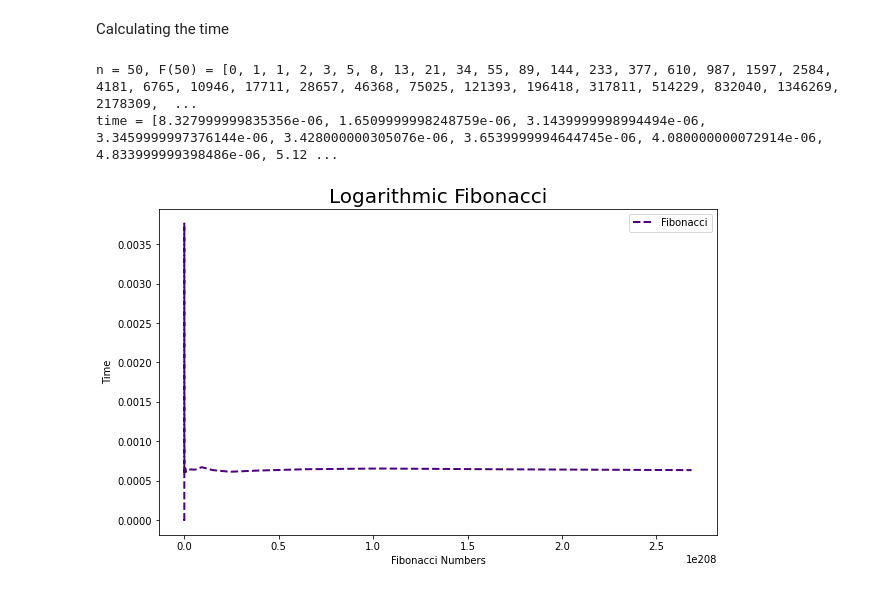
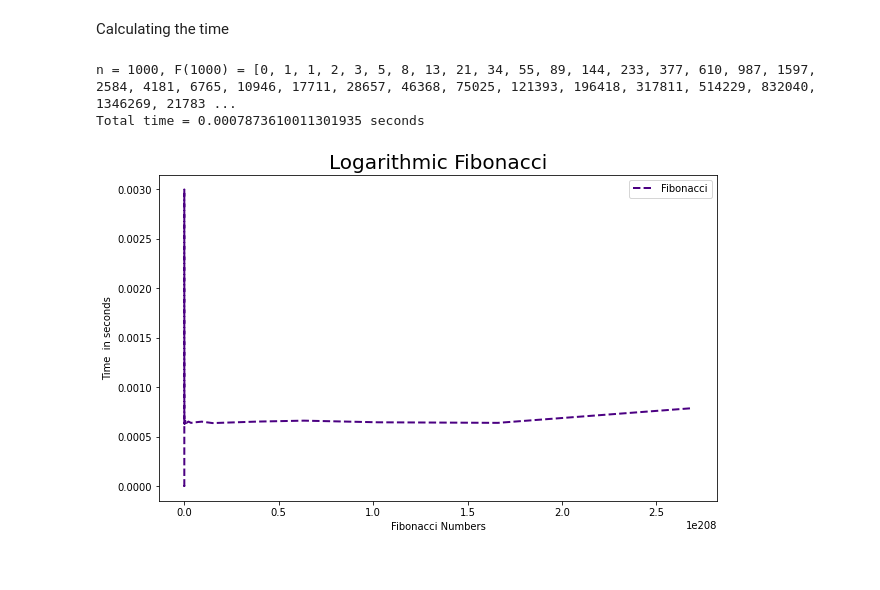
Before and after one commit to yybeltranr/AlgorithmsUN2021I, a Jupyter notebook: Lab9/FibonacciTimesGroup2.ipynb, the cells around one changed output. Cells and saved outputs as stored; diff of their text form; code cells hidden in the pictures.

```diff
--- a/Lab9/FibonacciTimesGroup2.ipynb
+++ b/Lab9/FibonacciTimesGroup2.ipynb
@@ -18,13 +19,13 @@ def Recursive_Fibonacci(n):
 # %% [markdown]
 Calculating the time
 # %%
-import time
-inicio = time.time()
-
 n = 50
+tiempo = []
 initial_time = process_time()
-Recursive_F = Recursive_Fibonacci(n)
+for i in range(0, n+1):
+  inicio = process_time()
+  Recursive_F = Recursive_Fibonacci(i)
+  fin =process_time()
+  tiempo.append(fin - inicio)
 final_time = process_time()
-print("n = {0}, F({0}) = {1} time = {2} seconds".format(n, Recursive_F))
-fin = time.time()
-print(fin-inicio)
+print("n = {0}, F({0}) = {1} time = {2} seconds".format(n, Recursive_F, final_time - initial_time))
@@ -43,14 +55,14 @@ Calculating the time
 # %%
 from time import process_time
 
-n = 50
+n1 = 1000
 Linear_F = []
-t = []
+t1 = []
 
 for i in range(0, n):
-  initial_time = process_time()
+  initial_time1 = process_time()
   Linear_F.append(Linear_Fibonacci(i))
-  final_time = process_time()
-  t.append(final_time - initial_time)
-print("n = {0}, F({0}) = {1} \ntime = {2} seconds".format(n, Linear_F, t))
+  final_time1 = process_time()
+  t1.append(final_time1 - initial_time1)
+print("n = {0}, F({0}) = {1} \nTotal time = {2} seconds".format(n1, Linear_F, final_time1 - initial_time1))
 # %% [output]
@@ -88,27 +99,27 @@ Calculating the time
 # %%
 from time import process_time
 
-n1 = 1000
+n2 = 1000
 Logarithmic_F = []
-t1 = []
+t2 = []
 
-for i in range(0, n1):
-  initial_time = process_time()
+for i in range(0, n2):
+  initial_time2 = process_time()
   Logarithmic_F.append(Logarithmic_Fibonacci(i))
-  final_time = process_time()
-  t1.append(final_time - initial_time)
-print("n = {0}, F({0}) = {1} \ntime = {2} seconds".format(n, Logarithmic_F, t1))
+  final_time2 = process_time()
+  t2.append(final_time2 - initial_time2)
+print("n = {0}, F({0}) = {1} \nTotal time = {2} seconds".format(n2, Logarithmic_F, final_time2 - initial_time2))
 # %% [output]
-n = 50, F(50) = [0, 1, 1, 2, 3, 5, 8, 13, 21, 34, 55, 89, 144, 233, 377, 610, 987, 1597, 2584, 4181, 6765, 10946, 17711, 28657, 46368, 75025, 121393, 196418, 317811, 514229, 832040, 1346269, 2178309,  ...
-time = [8.327999999835356e-06, 1.6509999998248759e-06, 3.1439999998994494e-06, 3.3459999997376144e-06, 3.428000000305076e-06, 3.6539999994644745e-06, 4.080000000072914e-06, 4.833999999398486e-06, 5.12 ...
+n = 1000, F(1000) = [0, 1, 1, 2, 3, 5, 8, 13, 21, 34, 55, 89, 144, 233, 377, 610, 987, 1597, 2584, 4181, 6765, 10946, 17711, 28657, 46368, 75025, 121393, 196418, 317811, 514229, 832040, 1346269, 21783 ...
+Total time = 0.0007873610011301935 seconds
 # %%
 plt.figure(figsize = (10,6))
 plt.title('Logarithmic Fibonacci', fontsize = 20)
-plt.plot(Logarithmic_F, t1, label= "Fibonacci", linewidth = 2, linestyle = "--", color = "indigo")
+plt.plot(Logarithmic_F, t2, label= "Fibonacci", linewidth = 2, linestyle = "--", color = "indigo")
 plt.legend()
 #plt.xlim(0, n1)
 plt.xlabel("Fibonacci Numbers")
-plt.ylabel("Time")
+plt.ylabel("Time  in seconds")
 plt.show()
 # %% [output]
-[figure, old version]
+[figure, new version]
```
Also changed, not shown: parts of 6 cells of this notebook.
